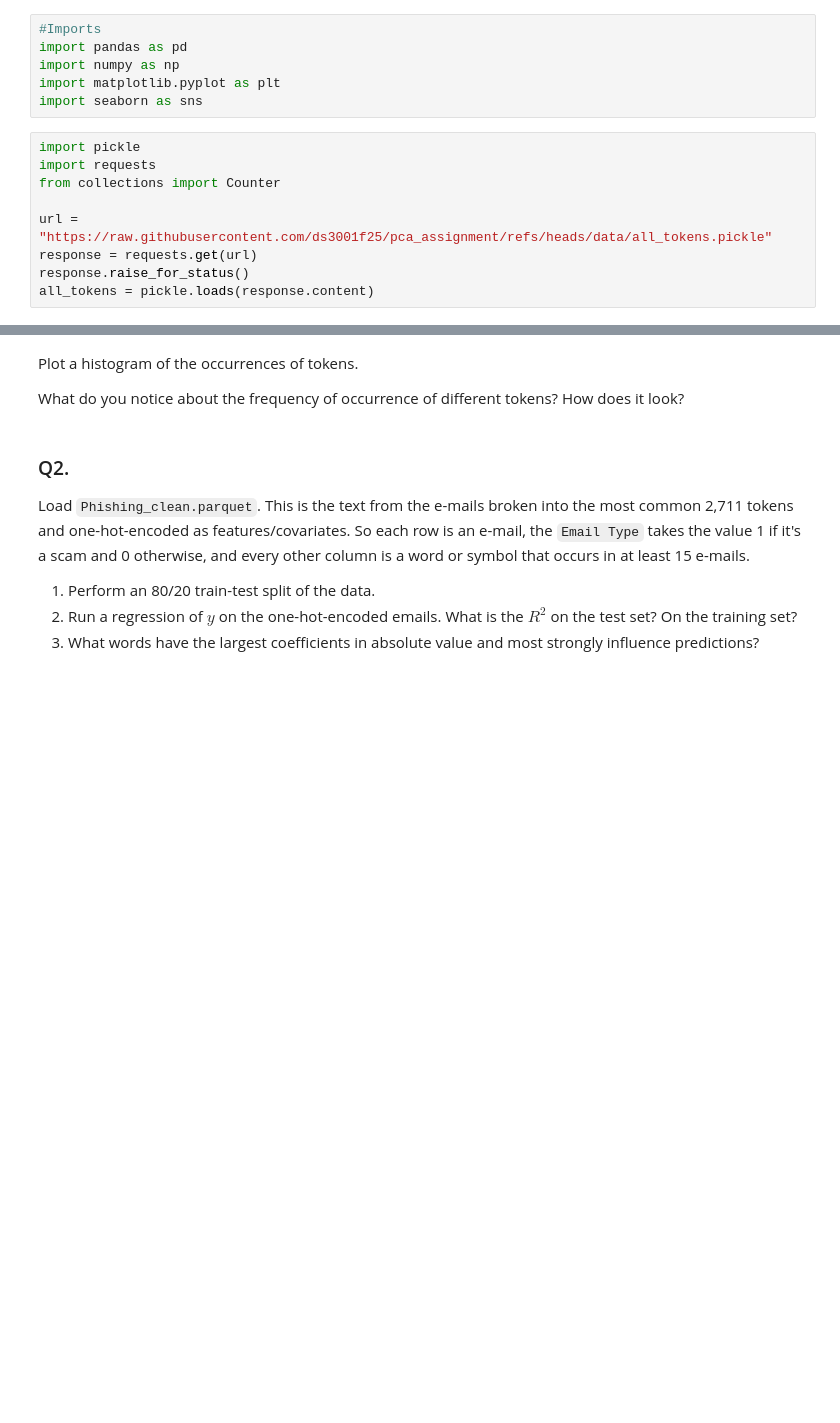
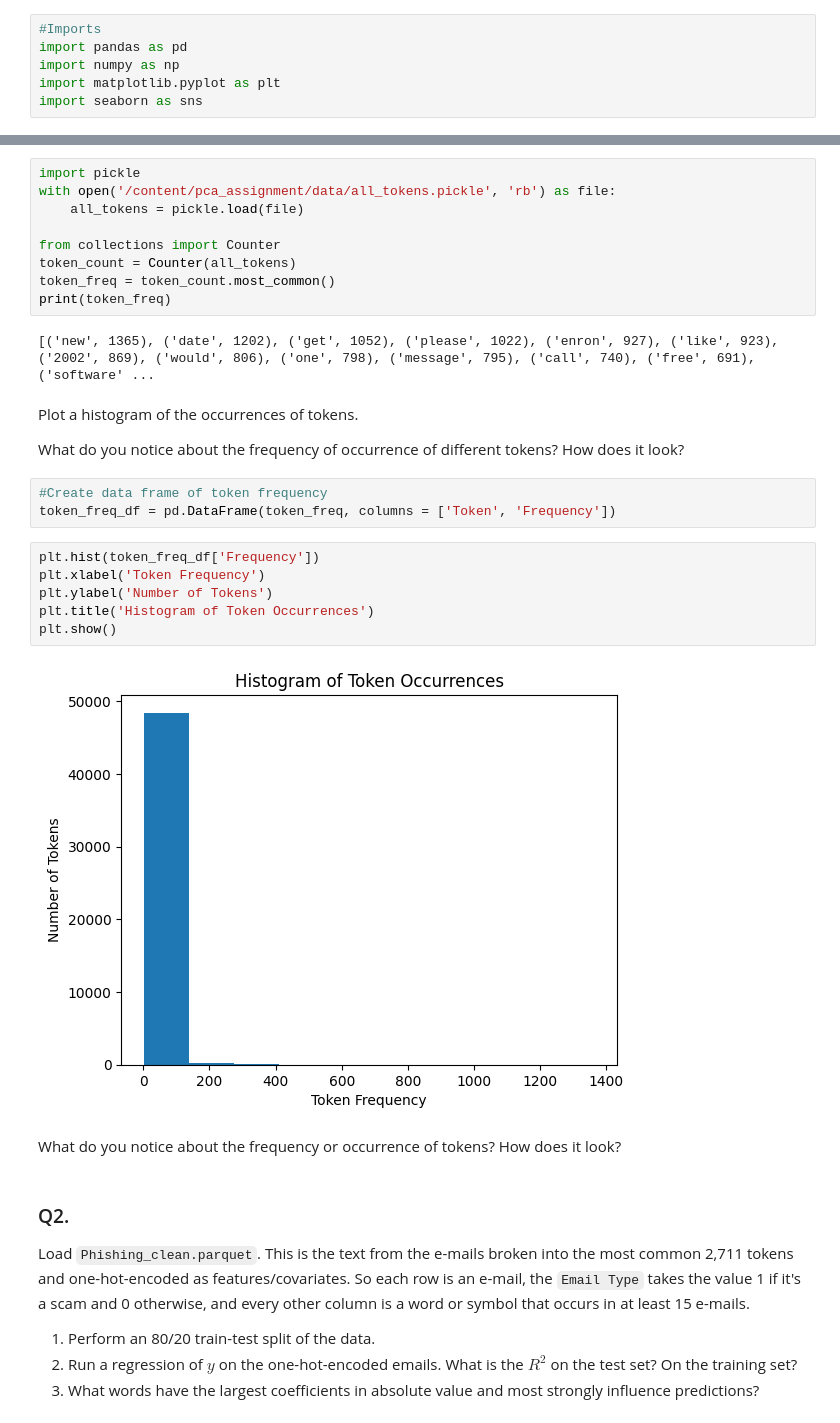
Before and after one commit to annieedmonds/pca_assignment, a Jupyter notebook: assignment.ipynb, the cells around one changed output, grey strips where cells are left out. Cells and saved outputs as stored; diff of their text form; blank space fills up the shorter version.

```diff
--- a/assignment.ipynb
+++ b/assignment.ipynb
@@ -16,12 +16,3 @@ import pandas as pd
 import numpy as np
 import matplotlib.pyplot as plt
 import seaborn as sns
-# %%
-import pickle
-import requests
-from collections import Counter
-
-url = "https://raw.githubusercontent.com/ds3001f25/pca_assignment/refs/heads/data/all_tokens.pickle"
-response = requests.get(url)
-response.raise_for_status()
-all_tokens = pickle.loads(response.content)
@@ -28,7 +29,31 @@ all_tokens = pickle.loads(response.content)
+# %%
+import pickle
+with open('/content/pca_assignment/data/all_tokens.pickle', 'rb') as file:
+    all_tokens = pickle.load(file)
+
+from collections import Counter
+token_count = Counter(all_tokens)
+token_freq = token_count.most_common()
+print(token_freq)
+# %% [output]
+[('new', 1365), ('date', 1202), ('get', 1052), ('please', 1022), ('enron', 927), ('like', 923), ('2002', 869), ('would', 806), ('one', 798), ('message', 795), ('call', 740), ('free', 691), ('software' ...
 # %% [markdown]
 Plot a histogram of the occurrences of tokens.
 
 What do you notice about the frequency of occurrence of different tokens? How does it look?
+# %%
+#Create data frame of token frequency
+token_freq_df = pd.DataFrame(token_freq, columns = ['Token', 'Frequency'])
+# %%
+plt.hist(token_freq_df['Frequency'])
+plt.xlabel('Token Frequency')
+plt.ylabel('Number of Tokens')
+plt.title('Histogram of Token Occurrences')
+plt.show()
+# %% [output]
+[figure, added]
+# %% [markdown]
+What do you notice about the frequency or occurrence of tokens? How does it look?
 # %% [markdown]
 ### Q2.
 
```
Also changed, not shown: parts of 11 cells of this notebook.
